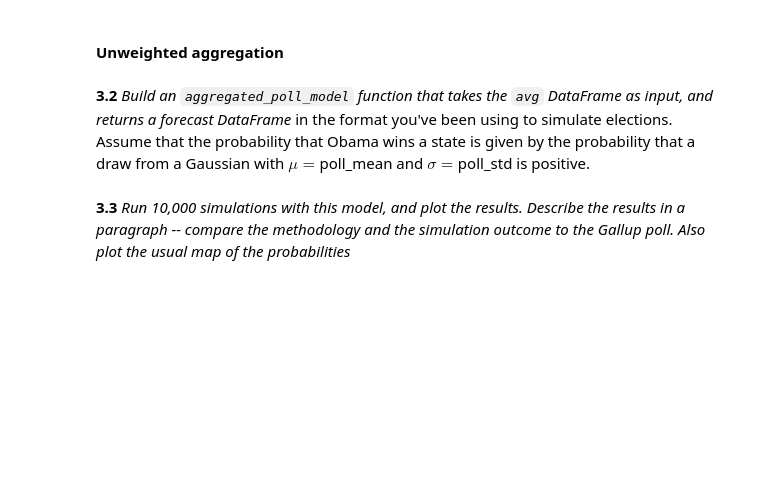
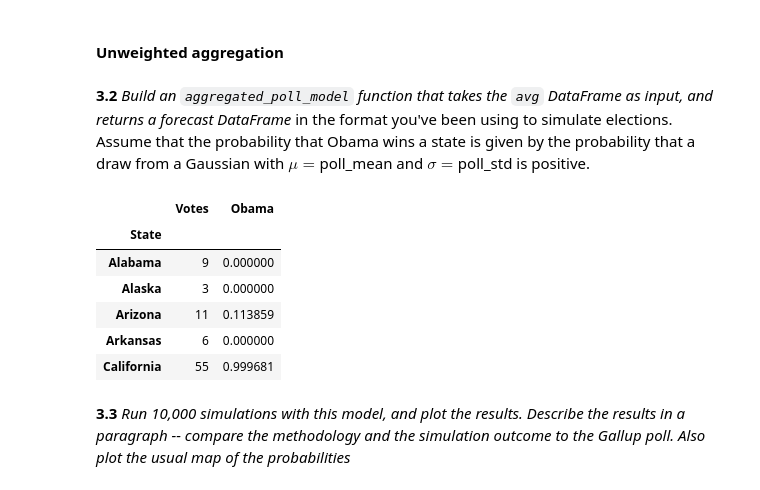
Before and after one commit to imantdaunhawer/content_2013, a Jupyter notebook: HW2.ipynb, the cells around one changed output. Cells and saved outputs as stored; diff of their text form; code cells hidden in the pictures; blank space fills up the shorter version.

```diff
--- a/HW2.ipynb
+++ b/HW2.ipynb
@@ -1323,34 +1315,44 @@ polls : DataFrame
    DataFrame indexed by State, with the following columns:
       poll_mean
       poll_std
       Votes
 
 Returns
 -------
 A DataFrame indexed by State, with the following columns:
    Votes: Electoral votes for that state
    Obama: Estimated probability that Obama wins the state
 """
 # your code here
 
 # first version
 # def aggregated_poll_model(polls):
 #     # P(Obama) = draw from N(poll_mean, poll.std) > 0
 #     df = pd.DataFrame()
 #     df["Votes"] = polls.Votes
 #     p_obama = []
 #     for i, row in polls.iterrows():
 #         rv = sp.stats.norm(row.poll_mean, row.poll_std)
 #         p_obama.append(1 - rv.cdf(0))
 #     df["Obama"] = p_obama
 #     return df
 
 # more compact variant
 def aggregated_poll_model(polls):
     df = pd.DataFrame()
     df["Votes"] = polls.Votes
-    df["Obama"] = 1 - sp.stats.norm.cdf(0, loc=avg.poll_mean, scale=avg.poll_std)
+    df["Obama"] = 1 - sp.stats.norm.cdf(0, loc=polls.poll_mean, scale=polls.poll_std) # poll_mean measures the prediction
     return df
+
+aggregated_poll_model(avg).head()
+# %% [output]
+|  | Votes | Obama |
+| State |  |  |
+| Alabama | 9 | 0.000000 |
+| Alaska | 3 | 0.000000 |
+| Arizona | 11 | 0.113859 |
+| Arkansas | 6 | 0.000000 |
+| California | 55 | 0.999681 |
 # %% [markdown]
 **3.3** *Run 10,000 simulations with this model, and plot the results. Describe the results in a paragraph -- compare the methodology and the simulation outcome to the Gallup poll. Also plot the usual map of the probabilities*
 # %%
```
Also changed, not shown: parts of 19 cells of this notebook, 1 other file.
